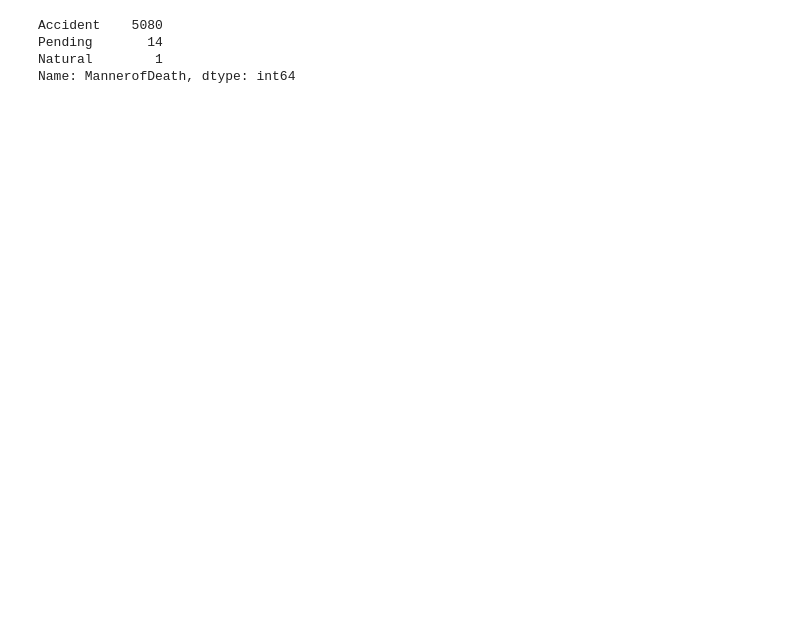
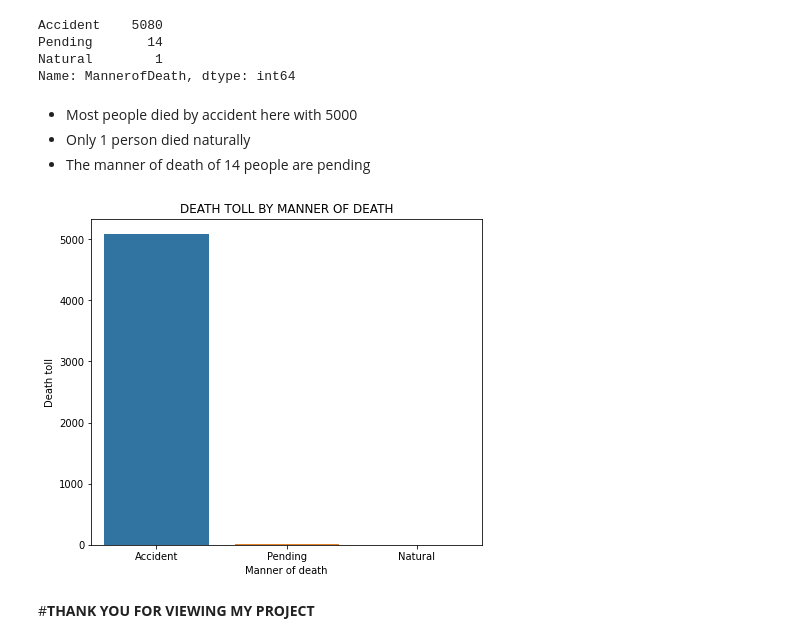
Before and after one commit to MikeDeecode/US-accidental--drugs-death-analysis, a Jupyter notebook: US_accidental_drugs_death.ipynb, the cells around one changed output. Saved outputs shown, nothing was run; the diff lists cells and outputs as text; code cells hidden in the pictures; blank space fills up the shorter version.

```diff
--- a/US_accidental_drugs_death.ipynb
+++ b/US_accidental_drugs_death.ipynb
@@ -229,3 +250,18 @@ Accident    5080
 Pending       14
 Natural        1
 Name: MannerofDeath, dtype: int64
+# %% [markdown]
+* Most people died by accident here with 5000
+* Only 1 person died naturally
+* The manner of death of 14 people are pending
+# %%
+plt.figure(figsize = (7, 6))
+sns.countplot('MannerofDeath', data = drugs_death)
+plt.title("DEATH TOLL BY MANNER OF DEATH")
+plt.ylabel("Death toll")
+plt.xlabel("Manner of death")
+plt.show()
+# %% [output]
+[figure, added]
+# %% [markdown]
+#**THANK YOU FOR VIEWING MY PROJECT**
```
Also changed, not shown: parts of 7 cells of this notebook.
